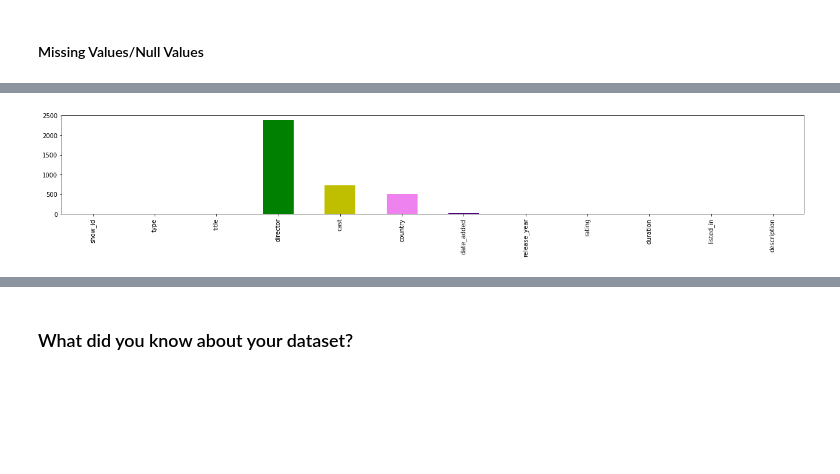
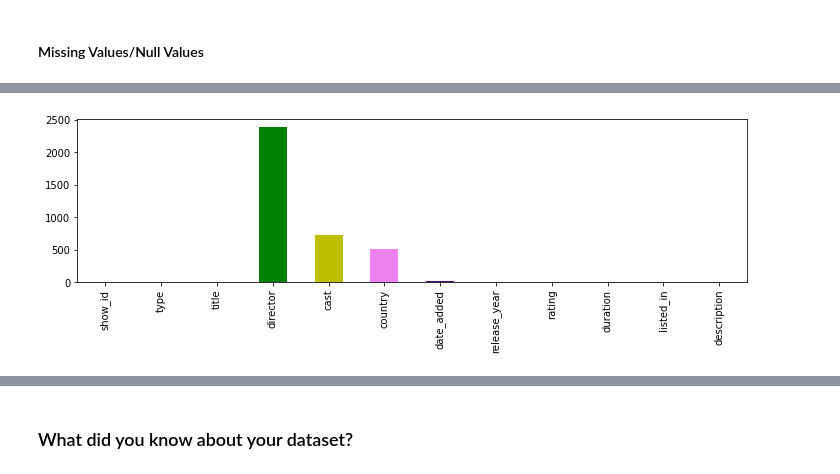
Before and after one commit to mdismailquraishicse/capstone_project_4_netflix_clustering, a Jupyter notebook: netflix_clustering.ipynb, the cells around one changed output, grey strips where cells are left out. Cells and saved outputs as stored; diff of their text form; code cells hidden in the pictures; blank space fills up the shorter version.

```diff
--- a/netflix_clustering.ipynb
+++ b/netflix_clustering.ipynb
@@ -173,6 +176,7 @@ dtype: int64
 # %%
 # Visualizing the missing values
-netflix_df.isna().sum().plot.bar(figsize=(22,3),color=['violet','indigo','b','g','y'])
+plt.rcParams['figure.figsize'] = (12,3)
+netflix_df.isna().sum().plot.bar(color=['violet','indigo','b','g','y'])
 plt.show()
 # %% [output]
-[figure, old version]
+[figure, new version]
```
Also changed, not shown: parts of 106 cells of this notebook.
